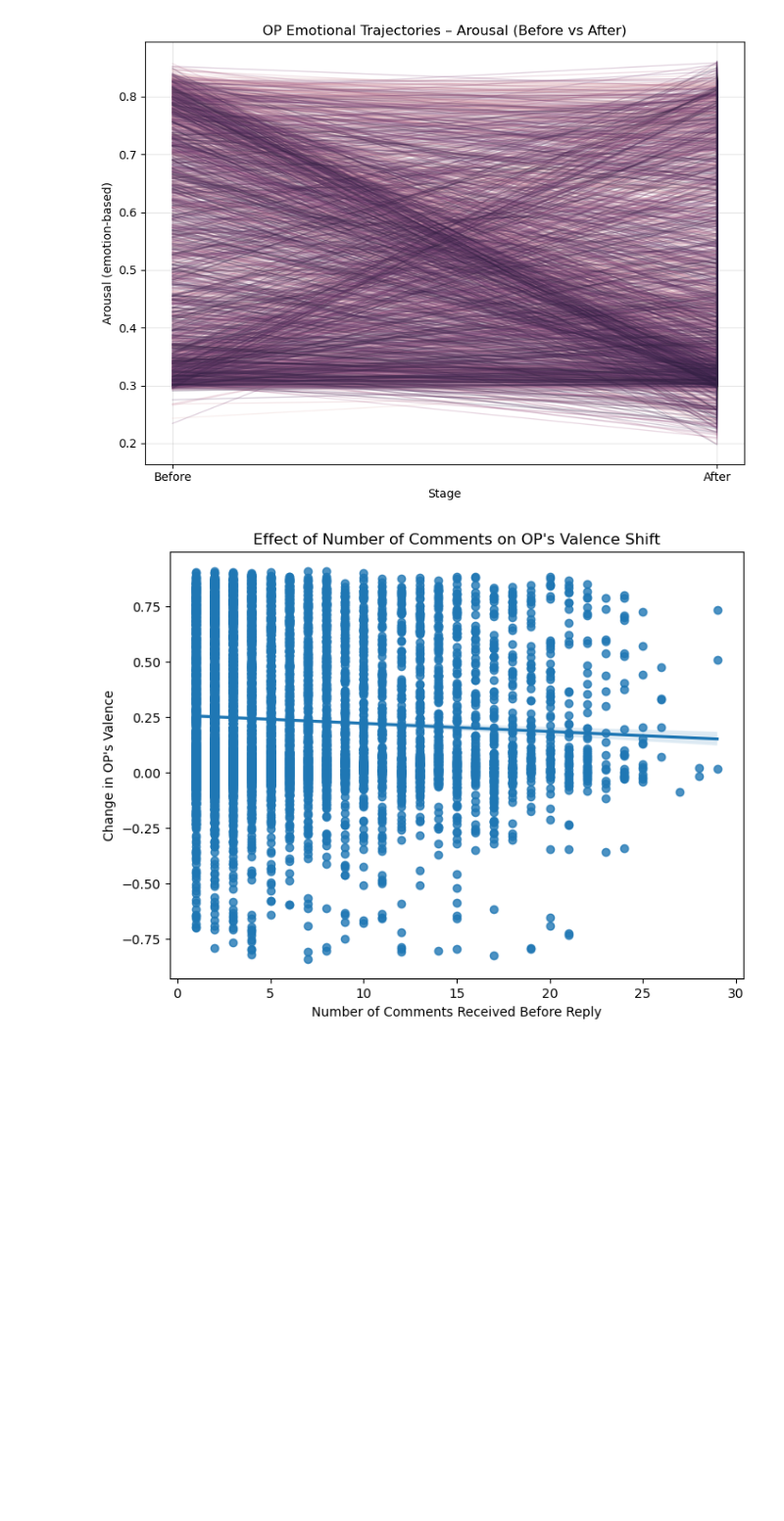
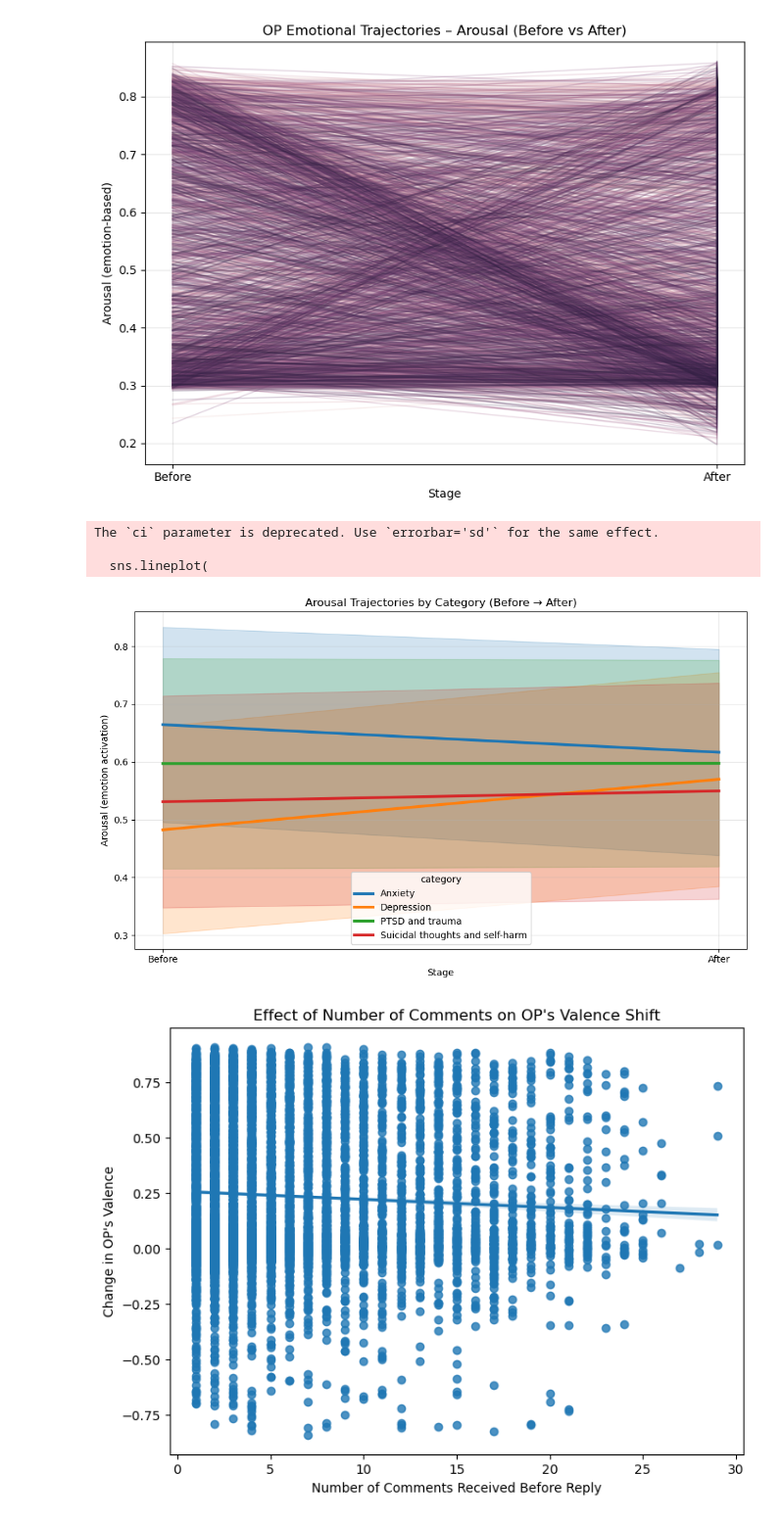
Before and after one commit to ruhinb/mds-mental-resproj, a Jupyter notebook: codes/emotion_shift_temporal_analysis.ipynb, the cells around one changed output. Shown at 98% size. Cells and saved outputs as stored; diff of their text form; code cells hidden in the pictures; blank space fills up the shorter version.

```diff
--- a/codes/emotion_shift_temporal_analysis.ipynb
+++ b/codes/emotion_shift_temporal_analysis.ipynb
@@ -138,6 +160,28 @@ plt.tight_layout()
 plt.show()
 # %% [output]
 [figure]
+# %%
+plt.figure(figsize=(10,6))
+sns.lineplot(
+    data=arousal_long_cat,
+    x='Stage',
+    y='Arousal',
+    hue='category',
+    estimator='mean',
+    ci='sd',
+    linewidth=3
+)
+plt.title("Arousal Trajectories by Category (Before → After)")
+plt.xlabel("Stage")
+plt.ylabel("Arousal (emotion activation)")
+plt.grid(True, alpha=0.3)
+plt.tight_layout()
+plt.show()
+# %% [output]
+The `ci` parameter is deprecated. Use `errorbar='sd'` for the same effect.
+
+  sns.lineplot(
+[figure, added]
 # %%
 import seaborn as sns
 import matplotlib.pyplot as plt
```
Also changed, not shown: parts of 1 cell of this notebook, 1 other file.
